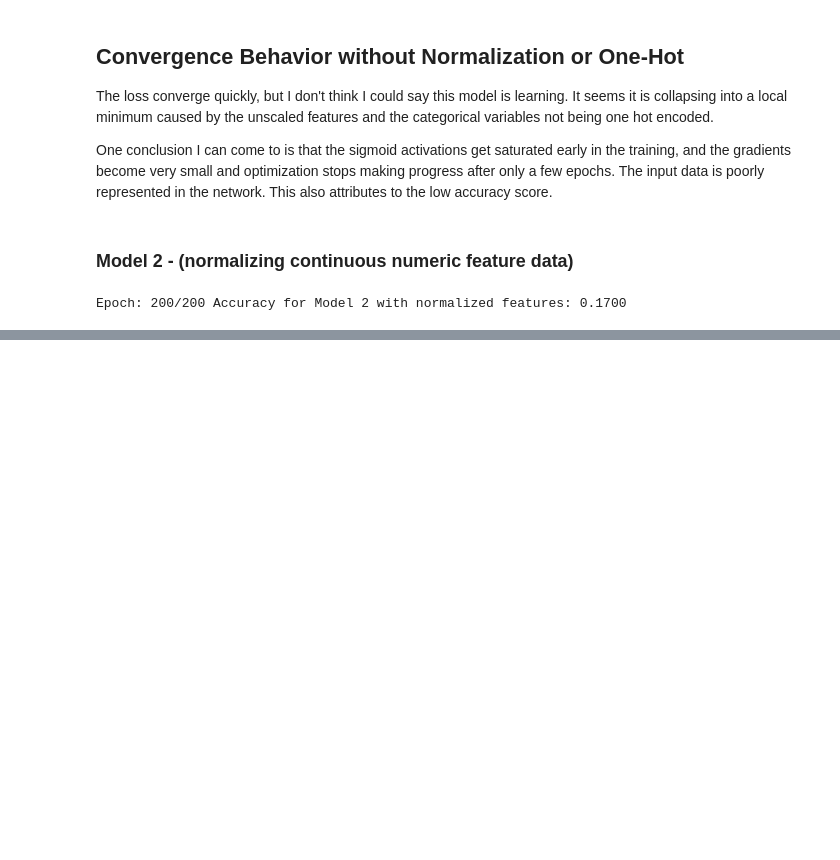
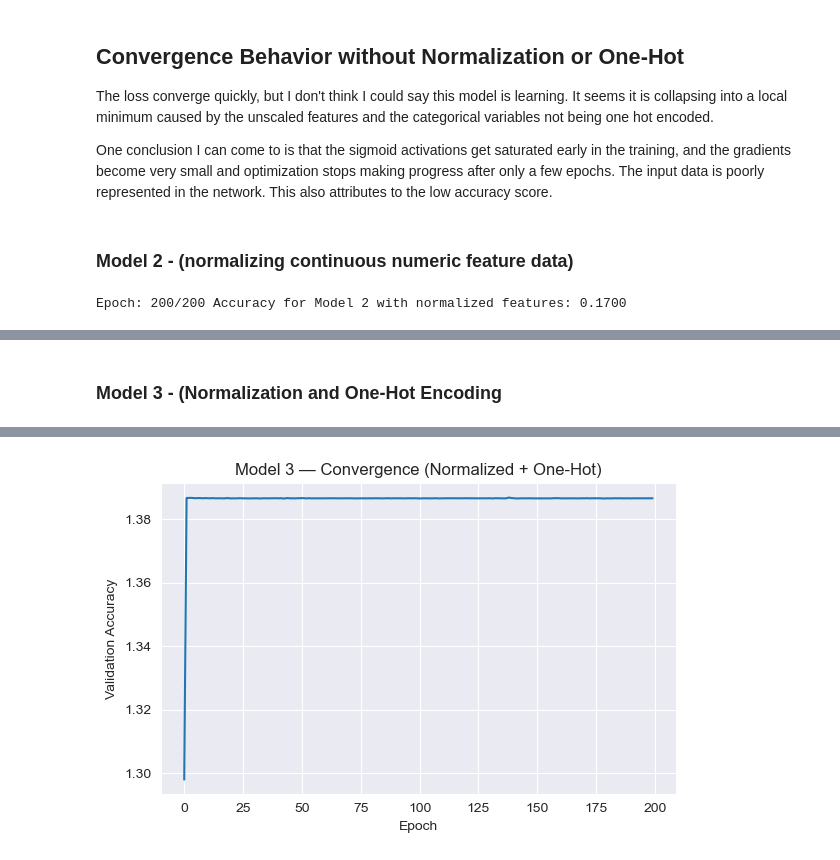
Before and after one commit to kcrawford-svg/multi-layer-perceptron-us-census, a Jupyter notebook: mlp_perceptron_models.ipynb, the cells around one changed output, grey strips where cells are left out. Saved outputs shown, nothing was run; the diff lists cells and outputs as text; code cells hidden in the pictures; blank space fills up the shorter version.

```diff
--- a/mlp_perceptron_models.ipynb
+++ b/mlp_perceptron_models.ipynb
@@ -460,0 +465,51 @@ plt.show()
+# %% [markdown]
+### Model 3 - (Normalization and One-Hot Encoding
+# %%
+# one hot encoding
+
+# Find the categorical and numeric columns again
+numeric_cols_m3 = X_train.select_dtypes(include=["float64", "float32"]).columns.tolist()
+categorical_cols = [c for c in X_train.columns if c not in numeric_cols_m3]
+
+
+# Scaling
+scaler_m3 = StandardScaler()
+X_train_model_three = scaler_m3.fit_transform(X_train[numeric_cols_m3])
+X_test_model_three = scaler_m3.transform(X_test[numeric_cols_m3])
+
+# One Hot Encoding
+X_train_oh = pd.get_dummies(X_train[categorical_cols], drop_first=False)
+X_test_oh = pd.get_dummies(X_test[categorical_cols], drop_first=False)
+
+# Combining train test matrices for new one hot values
+X_train_oh, X_test_oh = X_train_oh.align(X_test_oh, join='left', axis=1, fill_value=0)
+
+# Putting new scaler and one hot variables together. Avoiding matrix mismatches
+X_train_m3 = np.hstack((X_train_model_three, X_train_oh.values))
+X_test_m3 = np.hstack((X_test_model_three, X_test_oh.values))
+
+
+nn_onehot = TLPBetterInitial(
+    n_hidden=50,
+    C=0.0,
+    epochs=200,
+    eta=0.01,
+    minibatches=max(1, int(len(y_train)/256)),
+    random_state=1
+)
+
+nn_onehot.fit(X_train_m3, y_train, print_progress=20)
+yhat_m3 = nn_onehot.predict(X_test_m3)
+acc_m3 = accuracy_score(y_test, yhat_m3)
+print(f' Accuracy for Model 3 with Normalized + One-Hot Features: {acc_m3:.4f}')
+
+full_costs = [np.mean(c) for c in nn_onehot.cost_]
+plt.figure(figsize=(6,4))
+plt.plot(nn_onehot.cost_)
+plt.xlabel("Epoch")
+plt.ylabel("Validation Accuracy")
+plt.title("Model 3 — Convergence (Normalized + One-Hot)")
+plt.grid(True)
+plt.tight_layout()
+plt.show()
+# %% [output]
@@ -460,0 +517 @@ plt.show()
+[figure, added]
```
Also changed, not shown: parts of 39 cells of this notebook.
